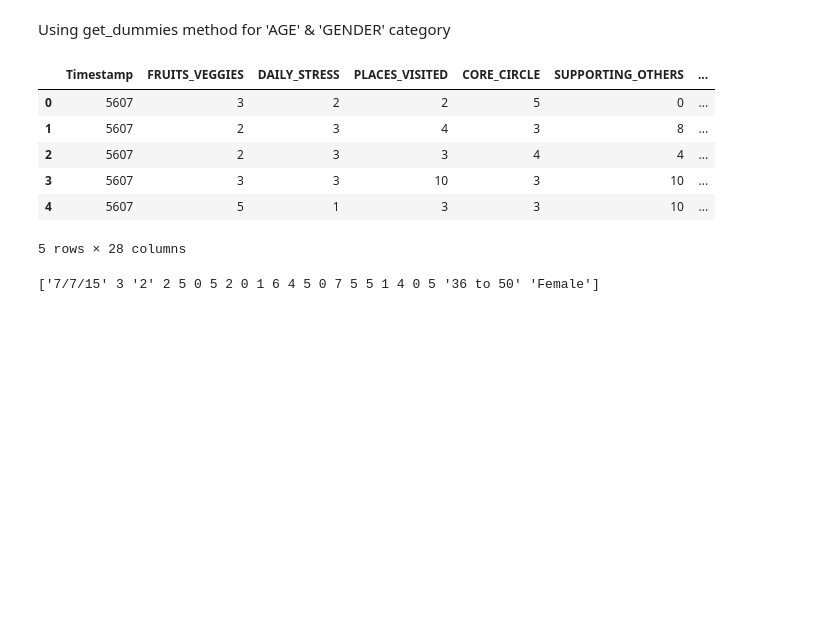
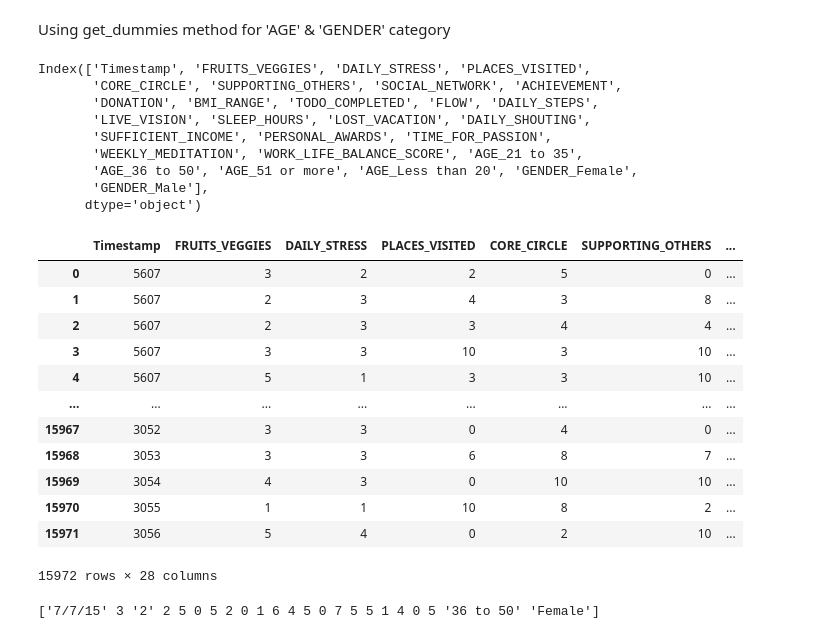
Before and after one commit to revanthmadasu/LifestyleWellbeing, a Jupyter notebook: LifestyleWellbeing.ipynb, the cells around one changed output. Drawn from its saved outputs; the diff is of its cells as text; code cells hidden in the pictures; blank space fills up the shorter version.

```diff
--- a/LifestyleWellbeing.ipynb
+++ b/LifestyleWellbeing.ipynb
@@ -55,15 +55,41 @@ dataset.head()
 # %% [markdown]
 Using get_dummies method for 'AGE' & 'GENDER' category
 # %%
-pd.get_dummies(dataset, columns = ['AGE', 'GENDER']).head()
+dummy_col_df = pd.get_dummies(dataset, columns = ['AGE', 'GENDER'])
+dummy_col_df.columns
 # %% [output]
-|  | Timestamp | FRUITS_VEGGIES | DAILY_STRESS | PLACES_VISITED | CORE_CIRCLE | SUPPORTING_OTHERS | ... |
-| 0 | 5607 | 3 | 2 | 2 | 5 | 0 | ... |
-| 1 | 5607 | 2 | 3 | 4 | 3 | 8 | ... |
-| 2 | 5607 | 2 | 3 | 3 | 4 | 4 | ... |
-| 3 | 5607 | 3 | 3 | 10 | 3 | 10 | ... |
-| 4 | 5607 | 5 | 1 | 3 | 3 | 10 | ... |
-5 rows × 28 columns
+Index(['Timestamp', 'FRUITS_VEGGIES', 'DAILY_STRESS', 'PLACES_VISITED',
+       'CORE_CIRCLE', 'SUPPORTING_OTHERS', 'SOCIAL_NETWORK', 'ACHIEVEMENT',
+       'DONATION', 'BMI_RANGE', 'TODO_COMPLETED', 'FLOW', 'DAILY_STEPS',
+       'LIVE_VISION', 'SLEEP_HOURS', 'LOST_VACATION', 'DAILY_SHOUTING',
+       'SUFFICIENT_INCOME', 'PERSONAL_AWARDS', 'TIME_FOR_PASSION',
+       'WEEKLY_MEDITATION', 'WORK_LIFE_BALANCE_SCORE', 'AGE_21 to 35',
+       'AGE_36 to 50', 'AGE_51 or more', 'AGE_Less than 20', 'GENDER_Female',
+       'GENDER_Male'],
+      dtype='object')
+# %%
+dummy_col_df[['Timestamp', 'FRUITS_VEGGIES', 'DAILY_STRESS', 'PLACES_VISITED',
+       'CORE_CIRCLE', 'SUPPORTING_OTHERS', 'SOCIAL_NETWORK', 'ACHIEVEMENT',
+       'DONATION', 'BMI_RANGE', 'TODO_COMPLETED', 'FLOW', 'DAILY_STEPS',
+       'LIVE_VISION', 'SLEEP_HOURS', 'LOST_VACATION', 'DAILY_SHOUTING',
+       'SUFFICIENT_INCOME', 'PERSONAL_AWARDS', 'TIME_FOR_PASSION',
+       'WEEKLY_MEDITATION', 'AGE_21 to 35',
+       'AGE_36 to 50', 'AGE_51 or more', 'AGE_Less than 20', 'GENDER_Female',
+       'GENDER_Male', 'WORK_LIFE_BALANCE_SCORE']]
+# %% [output]
+|  | Timestamp | FRUITS_VEGGIES | DAILY_STRESS | PLACES_VISITED | CORE_CIRCLE | SUPPORTING_OTHERS | ... |
+| 0 | 5607 | 3 | 2 | 2 | 5 | 0 | ... |
+| 1 | 5607 | 2 | 3 | 4 | 3 | 8 | ... |
+| 2 | 5607 | 2 | 3 | 3 | 4 | 4 | ... |
+| 3 | 5607 | 3 | 3 | 10 | 3 | 10 | ... |
+| 4 | 5607 | 5 | 1 | 3 | 3 | 10 | ... |
+| ... | ... | ... | ... | ... | ... | ... | ... |
+| 15967 | 3052 | 3 | 3 | 0 | 4 | 0 | ... |
+| 15968 | 3053 | 3 | 3 | 6 | 8 | 7 | ... |
+| 15969 | 3054 | 4 | 3 | 0 | 10 | 10 | ... |
+| 15970 | 3055 | 1 | 1 | 10 | 8 | 2 | ... |
+| 15971 | 3056 | 5 | 4 | 0 | 2 | 10 | ... |
+15972 rows × 28 columns
 # %%
 print(X[0,:])
 # %% [output]
```
Also changed, not shown: parts of 1 cell of this notebook.
